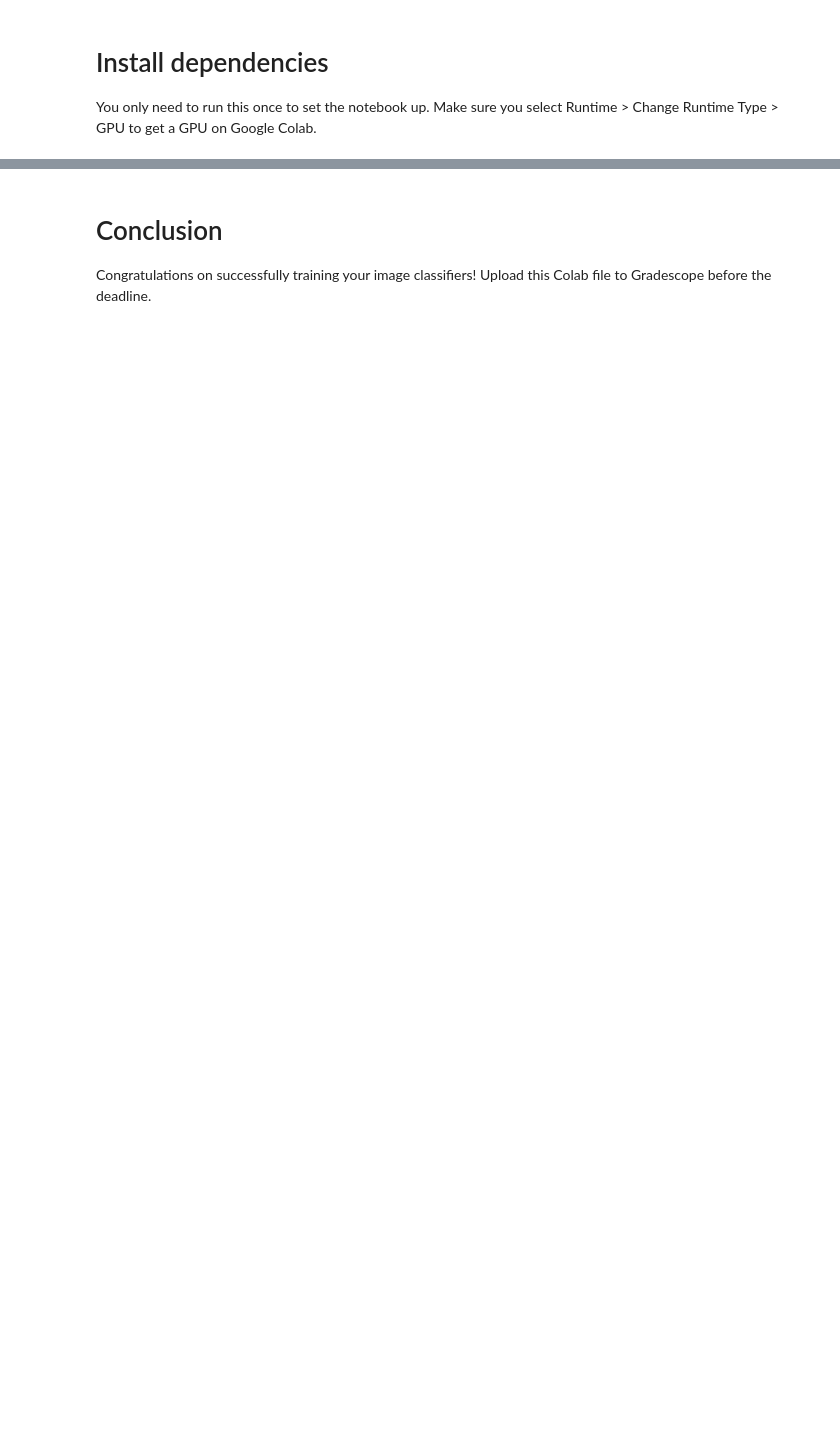
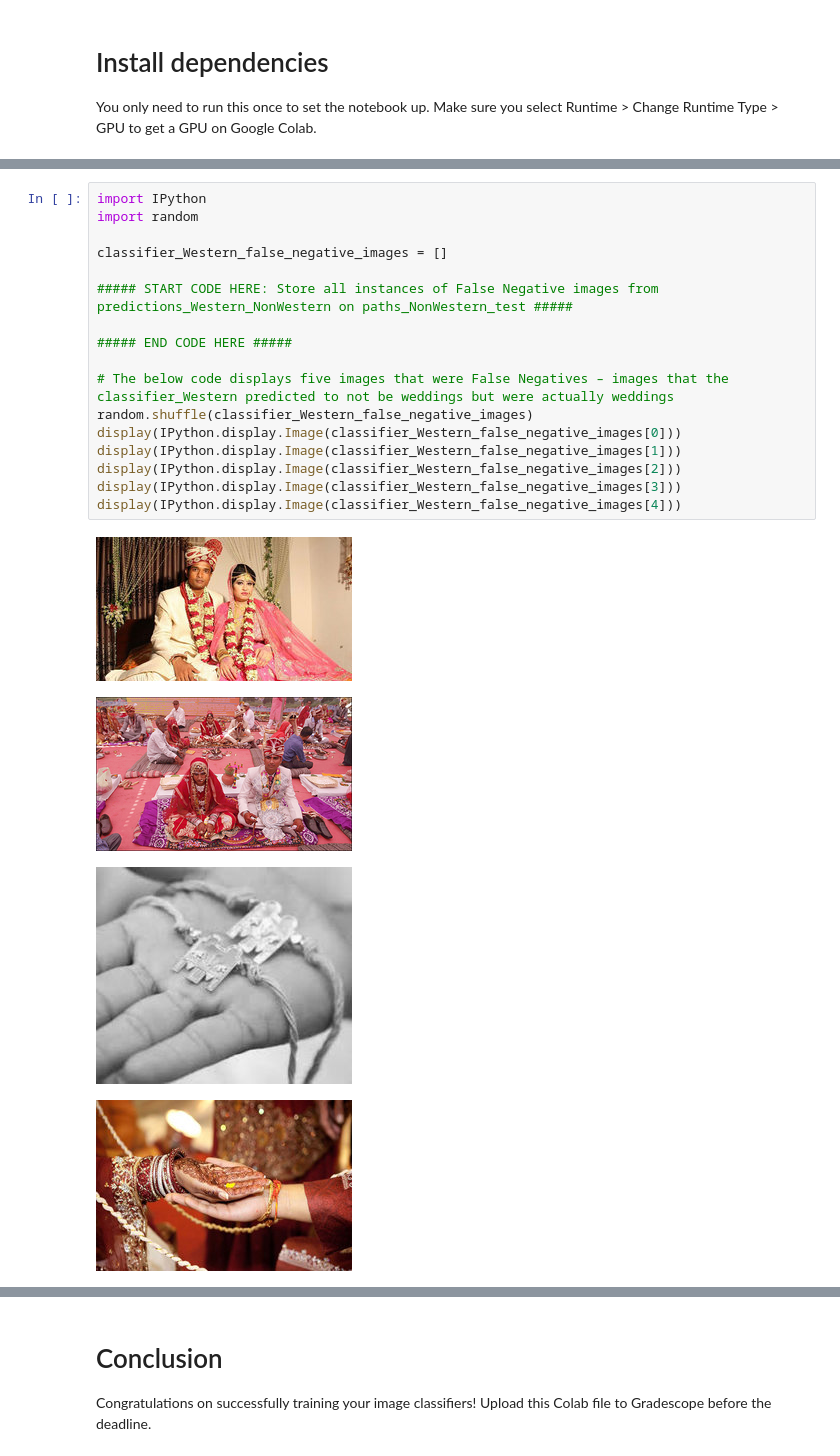
Before and after one commit to crowdsourcing-class/crowdsourcing-class.github.io, a Jupyter notebook: assignments/hw5/Train_a_Classifier_Weddings_Dataset_STUDENT.ipynb, the cells around one changed output, grey strips where cells are left out. Drawn from its saved outputs; the diff is of its cells as text; blank space fills up the shorter version.

```diff
--- a/assignments/hw5/Train_a_Classifier_Weddings_Dataset_STUDENT.ipynb
+++ b/assignments/hw5/Train_a_Classifier_Weddings_Dataset_STUDENT.ipynb
@@ -398,0 +303,22 @@ Compare these metrics together. Do you see any significant differences? What do
+# %%
+import IPython
+import random
+
+classifier_Western_false_negative_images = []
+
+##### START CODE HERE: Store all instances of False Negative images from predictions_Western_NonWestern on paths_NonWestern_test #####
+
+##### END CODE HERE #####
+
+# The below code displays five images that were False Negatives – images that the classifier_Western predicted to not be weddings but were actually weddings
+random.shuffle(classifier_Western_false_negative_images)
+display(IPython.display.Image(classifier_Western_false_negative_images[0]))
+display(IPython.display.Image(classifier_Western_false_negative_images[1]))
+display(IPython.display.Image(classifier_Western_false_negative_images[2]))
+display(IPython.display.Image(classifier_Western_false_negative_images[3]))
+display(IPython.display.Image(classifier_Western_false_negative_images[4]))
+# %% [output]
+[figure, added]
+[figure, added]
+[figure, added]
+[figure, added]
```
Also changed, not shown: parts of 70 cells of this notebook.
